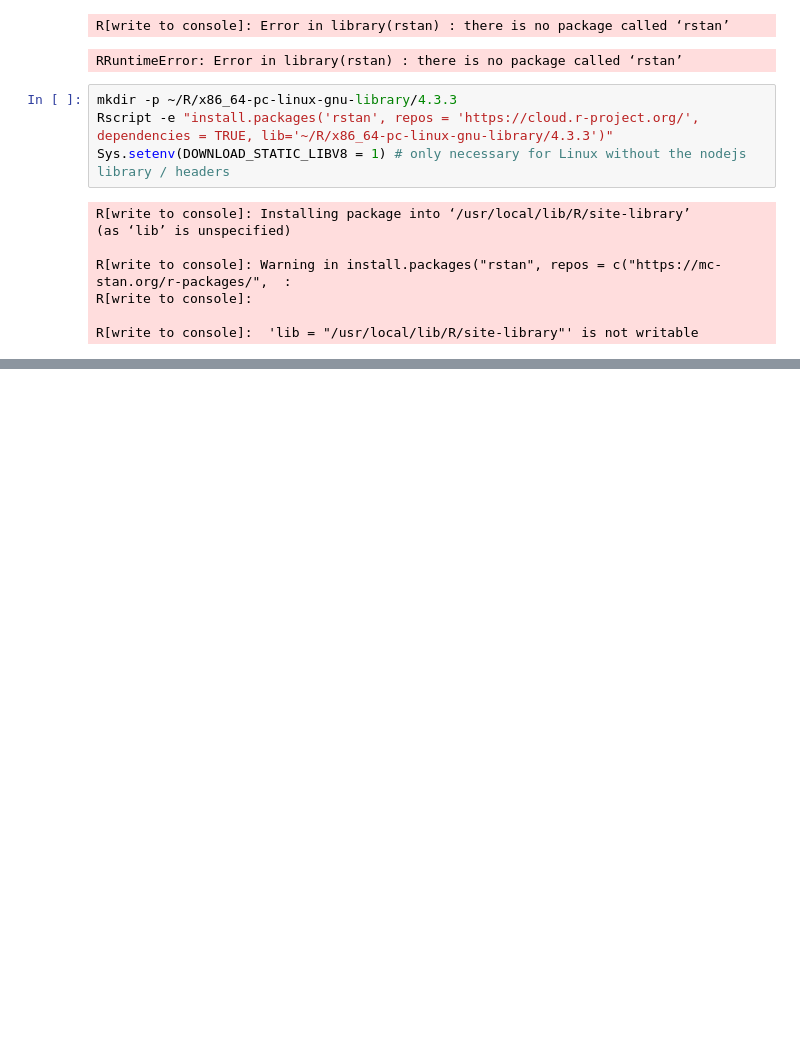
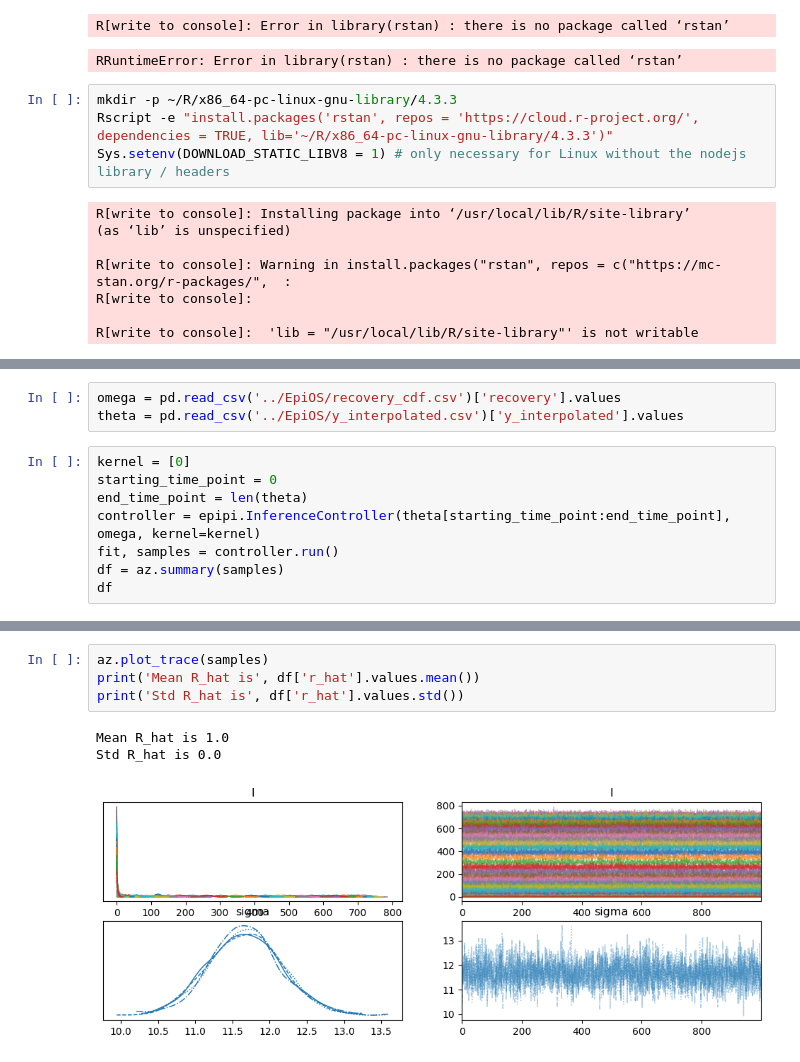
Before and after one commit to SABS-R3-Epidemiology/EpiPI, a Jupyter notebook: pipeline.ipynb, the cells around one changed output, grey strips where cells are left out. Cells and saved outputs as stored; diff of their text form; blank space fills up the shorter version.

```diff
--- a/pipeline.ipynb
+++ b/pipeline.ipynb
@@ -105,0 +120,11 @@ R[write to console]:  'lib = "/usr/local/lib/R/site-library"' is not writable
+# %%
+omega = pd.read_csv('../EpiOS/recovery_cdf.csv')['recovery'].values
+theta = pd.read_csv('../EpiOS/y_interpolated.csv')['y_interpolated'].values
+# %%
+kernel = [0]
+starting_time_point = 0
+end_time_point = len(theta)
+controller = epipi.InferenceController(theta[starting_time_point:end_time_point], omega, kernel=kernel)
+fit, samples = controller.run()
+df = az.summary(samples)
+df
@@ -105,0 +163,8 @@ R[write to console]:  'lib = "/usr/local/lib/R/site-library"' is not writable
+# %%
+az.plot_trace(samples)
+print('Mean R_hat is', df['r_hat'].values.mean())
+print('Std R_hat is', df['r_hat'].values.std())
+# %% [output]
+Mean R_hat is 1.0
+Std R_hat is 0.0
+[figure, added]
```
Also changed, not shown: parts of 13 cells of this notebook, 1 other file.
